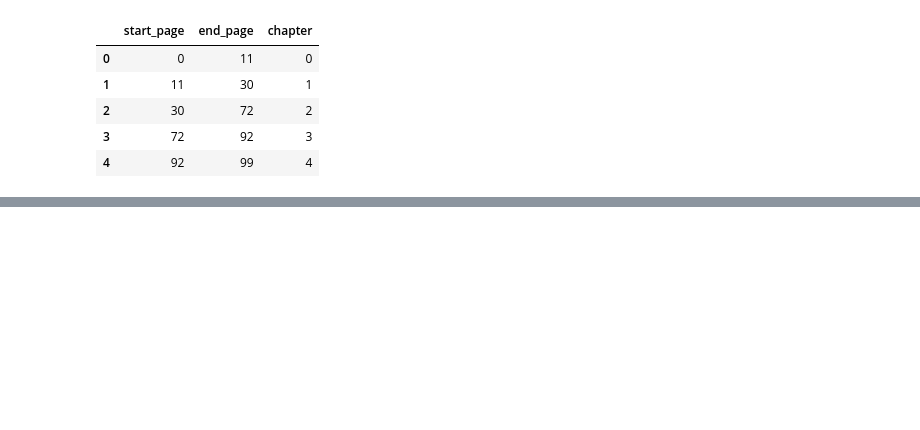
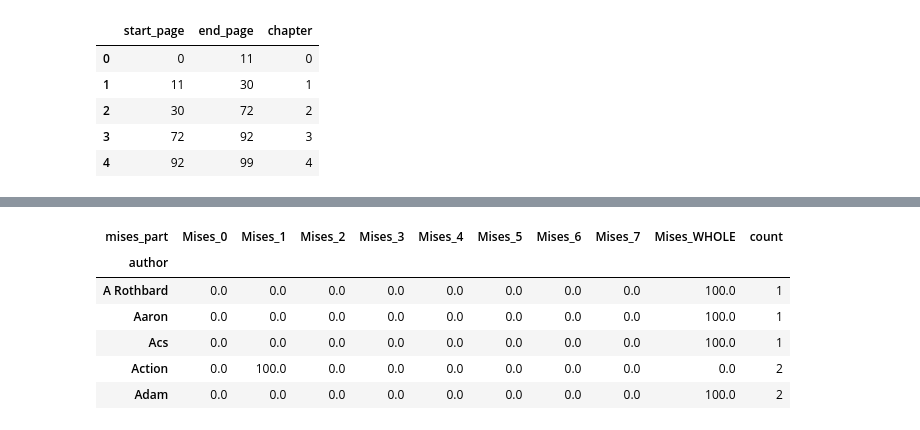
Before and after one commit to pcalais/bibliometrics-austrian-economics, a Jupyter notebook: notebooks/5-refs-to-mises-refs.ipynb, the cells around one changed output, grey strips where cells are left out. Cells and saved outputs as stored; diff of their text form; code cells hidden in the pictures; blank space fills up the shorter version.

```diff
--- a/notebooks/5-refs-to-mises-refs.ipynb
+++ b/notebooks/5-refs-to-mises-refs.ipynb
@@ -334,0 +398,16 @@ print(
+# %%
+author_mises_rows = []
+
+for author, mises_dict in author_mises_counts.items():
+    total = sum(mises_dict.values())
+    for mises, count in mises_dict.items():
+        author_mises_rows.append({
+            "author": author,
+            "mises_part": mises,
+            "count": count,
+            "percent": 100 * count / total
+        })
+
+author_mises_stats_df = pd.DataFrame(author_mises_rows)
+
+author_mises_stats_df.head()
@@ -334,0 +421,33 @@ print(
+# %%
+author_mises_percent_table = (
+    author_mises_stats_df
+    .pivot_table(
+        index="author",
+        columns="mises_part",
+        values="percent",
+        fill_value=0
+    )
+)
+
+# 1️⃣ Calcula o total de co-citações por autor
+author_total_counts = (
+    author_mises_stats_df
+    .groupby("author")["count"]
+    .sum()
+)
+
+# 2️⃣ Adiciona como coluna à tabela de percentuais
+author_mises_percent_table = author_mises_percent_table.copy()
+author_mises_percent_table["count"] = author_mises_percent_table.index.map(
+    author_total_counts
+)
+
+author_mises_percent_table.head()
+# %% [output]
+| mises_part | Mises_0 | Mises_1 | Mises_2 | Mises_3 | Mises_4 | Mises_5 | Mises_6 | Mises_7 | Mises_WHOLE | count |
+| author |  |  |  |  |  |  |  |  |  |  |
+| A Rothbard | 0.0 | 0.0 | 0.0 | 0.0 | 0.0 | 0.0 | 0.0 | 0.0 | 100.0 | 1 |
+| Aaron | 0.0 | 0.0 | 0.0 | 0.0 | 0.0 | 0.0 | 0.0 | 0.0 | 100.0 | 1 |
+| Acs | 0.0 | 0.0 | 0.0 | 0.0 | 0.0 | 0.0 | 0.0 | 0.0 | 100.0 | 1 |
+| Action | 0.0 | 100.0 | 0.0 | 0.0 | 0.0 | 0.0 | 0.0 | 0.0 | 0.0 | 2 |
+| Adam | 0.0 | 0.0 | 0.0 | 0.0 | 0.0 | 0.0 | 0.0 | 0.0 | 100.0 | 2 |
```
Also changed, not shown: parts of 21 cells of this notebook, 1 other file.
